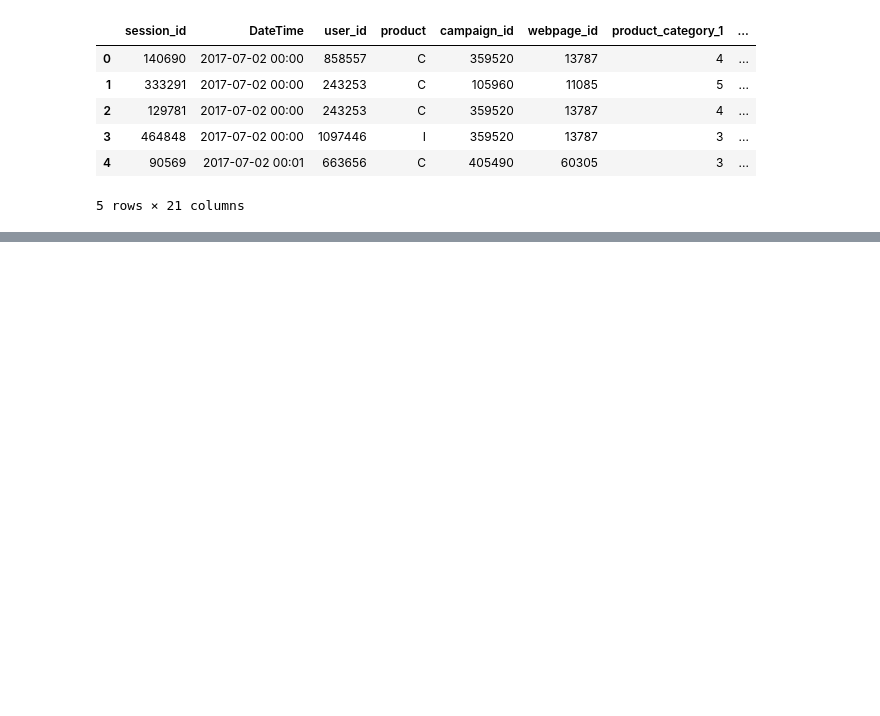
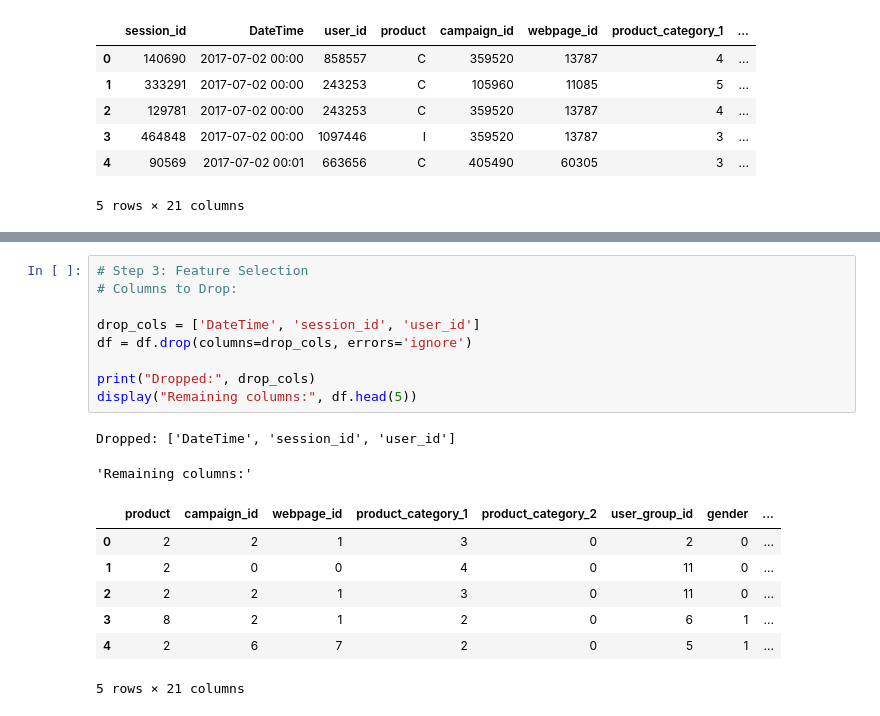
Before and after one commit to rajkgoel/AW-Internet-Sales1, a Jupyter notebook: AdClickPrediction/AdClickPrediction.ipynb, the cells around one changed output, grey strips where cells are left out. Drawn from its saved outputs; the diff is of its cells as text; blank space fills up the shorter version.

```diff
--- a/AdClickPrediction/AdClickPrediction.ipynb
+++ b/AdClickPrediction/AdClickPrediction.ipynb
@@ -251,0 +534,19 @@ Extracting date and time features from the dataset.
+# %%
+# Step 3: Feature Selection
+# Columns to Drop:
+
+drop_cols = ['DateTime', 'session_id', 'user_id']
+df = df.drop(columns=drop_cols, errors='ignore')
+
+print("Dropped:", drop_cols)
+display("Remaining columns:", df.head(5))
+# %% [output]
+Dropped: ['DateTime', 'session_id', 'user_id']
+'Remaining columns:'
+|  | product | campaign_id | webpage_id | product_category_1 | product_category_2 | user_group_id | gender | ... |
+| 0 | 2 | 2 | 1 | 3 | 0 | 2 | 0 | ... |
+| 1 | 2 | 0 | 0 | 4 | 0 | 11 | 0 | ... |
+| 2 | 2 | 2 | 1 | 3 | 0 | 11 | 0 | ... |
+| 3 | 8 | 2 | 1 | 2 | 0 | 6 | 1 | ... |
+| 4 | 2 | 6 | 7 | 2 | 0 | 5 | 1 | ... |
+5 rows × 21 columns
```
Also changed, not shown: parts of 9 cells of this notebook.
